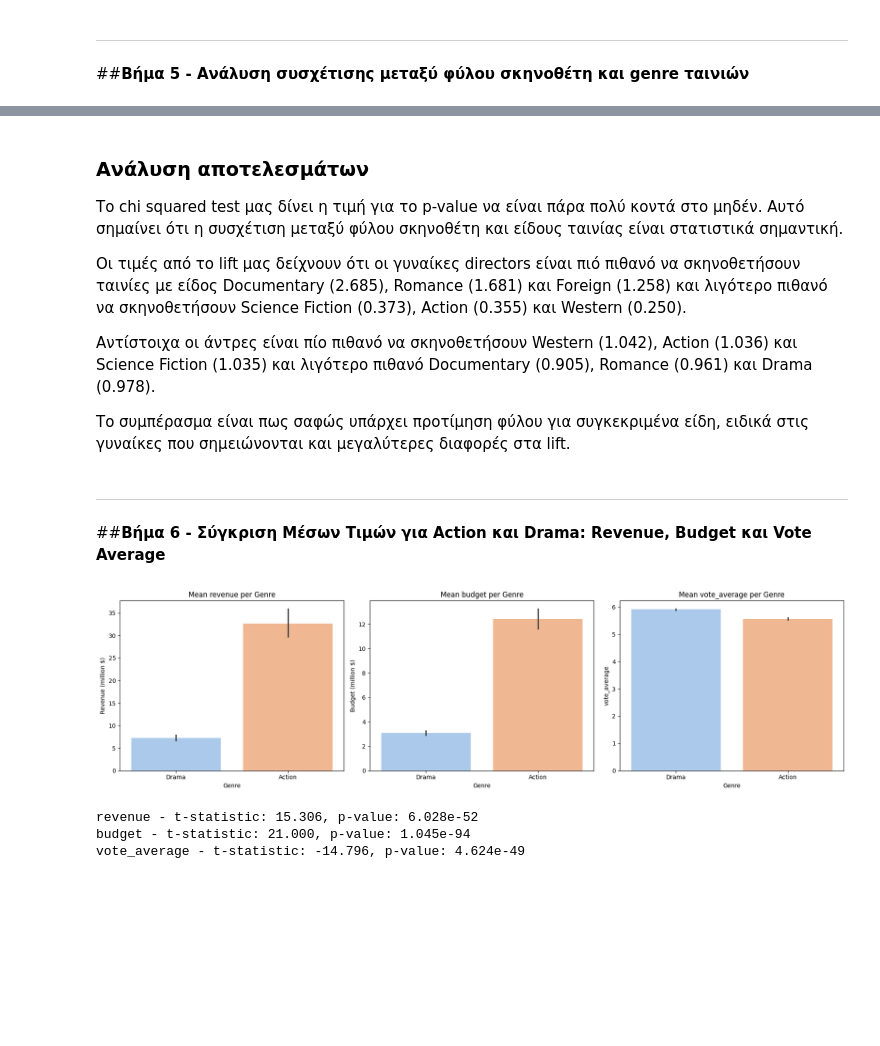
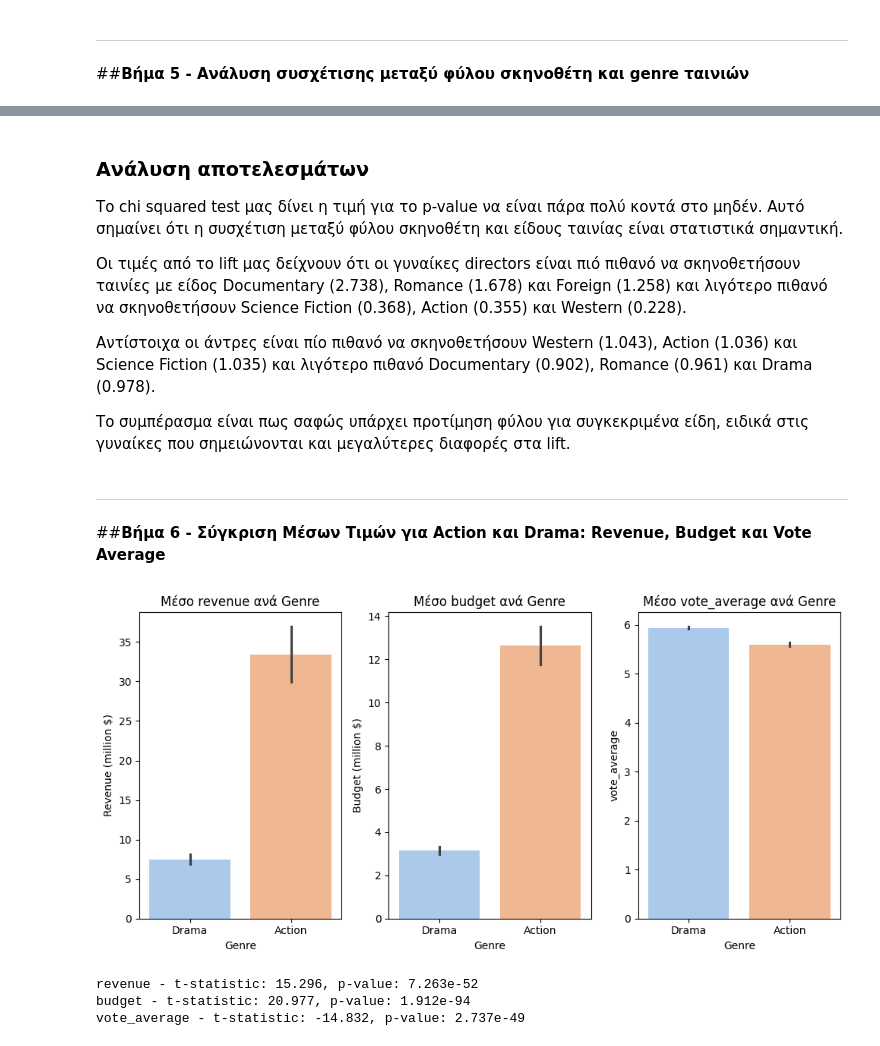
Before and after one commit to BillPapakyriakou/DataMining-Notebooks, a Jupyter notebook: assignment_1B.ipynb, the cells around one changed output, grey strips where cells are left out. Saved outputs shown, nothing was run; the diff lists cells and outputs as text; code cells hidden in the pictures; blank space fills up the shorter version.

```diff
--- a/assignment_1B.ipynb
+++ b/assignment_1B.ipynb
@@ -317,10 +318,14 @@ import seaborn as sb
 from scipy.stats import chi2_contingency
 
 # παίρνουμε τα genres από το dataframe των ταινιών
-movies = pd.read_csv("sample_data/movies_metadata.csv", low_memory=False, on_bad_lines="skip")
+#movies = pd.read_csv("sample_data/movies_metadata.csv", low_memory=False, on_bad_lines="skip")
+movies = dataframe.copy()
 
 # μετατρέπει το πεδίο genres σε λίστα από dictionaries
 def parse_genres(x):
+    # αν η τιμή είναι λίστα, την κρατάμε
+    if isinstance(x, list):
+        return x
     if pd.isnull(x):  # αν η τιμή είναι NaN τότε return άδεια λίστα
         return []
     try:
@@ -392,8 +397,10 @@ plt.show()
 # chi2-test και αποτελέσματα
 # εξετάζει τη συσχέτιση μεταξύ του φύλου του σκηνοθέτη και του είδος της ταινίας που σκηνοθετούν
 chi2, p, dof, expected = chi2_contingency(contingency)
+print("")
 print("Chi2:", chi2)
 print("p-value:", p)  # αν το p-value είναι πολύ μικρό (πχ < 0.05) υπάρχει σημαντική συσχέτιση
+print("-------------------------------")
 
 # υπολογισμός lift και αποτελέσματα
 # δείχνει σε ποιο βαθμό εμφανίζονται τα ζευγάρια είδος - φύλλο σκηνοθέτη
@@ -423,9 +430,9 @@ Western          0.250778  1.042071
 
 Το chi squared test μας δίνει η τιμή για το p-value να είναι πάρα πολύ κοντά στο μηδέν. Αυτό σημαίνει ότι η συσχέτιση μεταξύ φύλου σκηνοθέτη και είδους ταινίας είναι στατιστικά σημαντική.
 
-Οι τιμές από το lift μας δείχνουν ότι οι γυναίκες directors είναι πιό πιθανό να σκηνοθετήσουν ταινίες με είδος Documentary (2.685), Romance (1.681) και Foreign (1.258) και λιγότερο πιθανό να σκηνοθετήσουν Science Fiction (0.373), Action (0.355) και Western (0.250).
+Οι τιμές από το lift μας δείχνουν ότι οι γυναίκες directors είναι πιό πιθανό να σκηνοθετήσουν ταινίες με είδος Documentary (2.738), Romance (1.678) και Foreign (1.258) και λιγότερο πιθανό να σκηνοθετήσουν Science Fiction (0.368), Action (0.355) και Western (0.228).
 
-Αντίστοιχα οι άντρες είναι πίο πιθανό να σκηνοθετήσουν Western (1.042), Action (1.036) και Science Fiction (1.035) και λιγότερο πιθανό Documentary (0.905), Romance (0.961) και Drama (0.978).
+Αντίστοιχα οι άντρες είναι πίο πιθανό να σκηνοθετήσουν Western (1.043), Action (1.036) και Science Fiction (1.035) και λιγότερο πιθανό Documentary (0.902), Romance (0.961) και Drama (0.978).
 
 Το συμπέρασμα είναι πως σαφώς υπάρχει προτίμηση φύλου για συγκεκριμένα είδη, ειδικά στις γυναίκες που σημειώνονται και μεγαλύτερες διαφορές στα lift.
 # %% [markdown]
@@ -434,74 +441,83 @@ Western          0.250778  1.042071
 # %%
 from scipy.stats import ttest_ind
 
-# Επιλέγουμε μόνο τα genres Action και Drama και παίρνουμε αντίγραφο
-subset = movies[movies['genres'].apply(lambda x: any(d['name'] in ['Action','Drama'] for d in x))].copy()
+# κρατάμε μόνο τα genres Action και Drama στο dataframe
+dataframe6 = movies[movies['genres'].apply(lambda x: any(d['name'] in ['Action','Drama'] for d in x))].copy()
 
-# Προσθέτουμε μια στήλη "genre" που περιέχει μόνο το κύριο genre (Action ή Drama)
+# φτιάχνουμε στήλη genre που θα περιέχει μόνο το κύριο genre (μερικές ταινίες έχουν πολλά)
+# κρατάμε μόνο αν είναι action ή drama
 def get_primary_genre(genres_list):
     for g in genres_list:
         if g['name'] in ['Action','Drama']:
             return g['name']
     return None
 
-subset['primary_genre'] = subset['genres'].apply(get_primary_genre)
+dataframe6['primary_genre'] = dataframe6['genres'].apply(get_primary_genre)  # εφαρμογή φίλτρου - συνάρτησης
 
-# Μετατροπή σε numeric και αφαίρεση μη αριθμητικών/NaN
-subset['revenue'] = pd.to_numeric(subset['revenue'], errors='coerce')
-subset['budget'] = pd.to_numeric(subset['budget'], errors='coerce')
-subset['vote_average'] = pd.to_numeric(subset['vote_average'], errors='coerce')
+# μετατροπή στήλων από string σε αριθμούς και αφαίρεση NaN γραμμών
+dataframe6['revenue'] = pd.to_numeric(dataframe6['revenue'], errors='coerce')
+dataframe6['budget'] = pd.to_numeric(dataframe6['budget'], errors='coerce')
+dataframe6['vote_average'] = pd.to_numeric(dataframe6['vote_average'], errors='coerce')
 
 
-# Δημιουργία στήλης budget σε million $
-subset['budget_million'] = subset['budget'] / 1e6
+# φτιάχνουμε νέα στήλη για το budget σε millions (μετατροπή για τις γραφικές)
+dataframe6['budget_million'] = dataframe6['budget'] / 1e6
 
-# Δημιουργία στήλης revenue σε million $
-subset['revenue_million'] = subset['revenue'] / 1e6
+# φτιάχνουμε νέα στήλη για το revenue σε millions (μετατροπή για τις γραφικές)
+dataframe6['revenue_million'] = dataframe6['revenue'] / 1e6
 
-# Δημιουργία 1x3 grid
-fig, axes = plt.subplots(1, 3, figsize=(18,5))
-attributes = ['revenue', 'budget', 'vote_average']
+
+fig, axes = plt.subplots(1, 3, figsize=(10,5))
+attributes = ['revenue', 'budget', 'vote_average']  # πεδία που συγκρίνονται
 
 for i, attr in enumerate(attributes):
     if attr == 'budget':
       plot_attr = 'budget_million'
     elif attr == 'revenue':
       plot_attr = 'revenue_million'
     else:
       plot_attr = attr
-
+    # barplot με 95% διάστημα εμπιστοσύνης στο errorbar
     sb.barplot(
-        data=subset,
+        data=dataframe6,
         x='primary_genre',
         y=plot_attr,
         hue='primary_genre',
         errorbar=('ci', 95),
         ax=axes[i],
         palette='pastel',
         legend=False
     )
 
-    axes[i].set_title(f'Mean {attr} per Genre')
+    axes[i].set_title(f'Μέσο {attr} ανά Genre')
     if attr == 'budget':
         axes[i].set_ylabel('Budget (million $)')
     elif attr == 'revenue':
         axes[i].set_ylabel('Revenue (million $)')
     else:
         axes[i].set_ylabel(attr)
     axes[i].set_xlabel('Genre')
 
+# για να μην μπαίνουν το ένα γράφημα πάνω στο άλλο
 plt.tight_layout()
 plt.show()
 
-# --- T-tests ---
+# κάνουμε τα t-test
+print("")
+# για κάθε attribute κάνουμε t-test μεταξύ Drama και Action genres
 for attr in attributes:
-    action_vals = subset[subset['primary_genre']=='Action'][attr].dropna()
-    drama_vals = subset[subset['primary_genre']=='Drama'][attr].dropna()
+    # παίρνουμε τις τιμές αφαιρόντας NaN τιμές
+    action_vals = dataframe6[dataframe6['primary_genre']=='Action'][attr].dropna()
+    drama_vals = dataframe6[dataframe6['primary_genre']=='Drama'][attr].dropna()
 
-    t_stat, p_val = ttest_ind(action_vals, drama_vals, equal_var=False)  # Welch's t-test
+    t_stat, p_val = ttest_ind(action_vals, drama_vals, equal_var=False)  # t-test εδώ
+    # το t-statistic το επιστρέφει η ttest_ind() και δηλώνει κατά πόσο
+    # μικρότερη ή μεγαλύτερη είναι η μέση τιμή του ενός genre σε σχέση με το άλλο
+    # πχ : t-stat = 10 - μέση τιμή action > μέση τιμή drama
+    #      t-stat = -10 - μέση τιμή action < μέση τιμή drama
     print(f"{attr} - t-statistic: {t_stat:.3f}, p-value: {p_val:.3e}")
 # %% [output]
-[figure, old version]
+[figure, new version]
-revenue - t-statistic: 15.306, p-value: 6.028e-52
-budget - t-statistic: 21.000, p-value: 1.045e-94
-vote_average - t-statistic: -14.796, p-value: 4.624e-49
+revenue - t-statistic: 15.296, p-value: 7.263e-52
+budget - t-statistic: 20.977, p-value: 1.912e-94
+vote_average - t-statistic: -14.832, p-value: 2.737e-49
```
Also changed, not shown: parts of 9 cells of this notebook.
